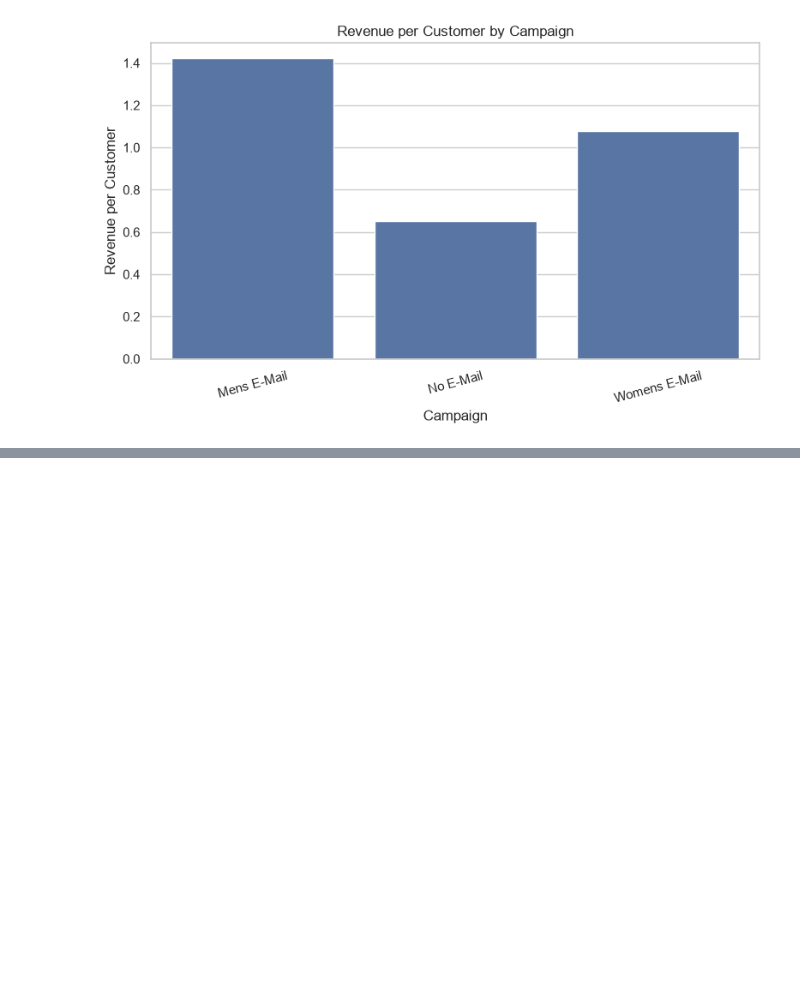
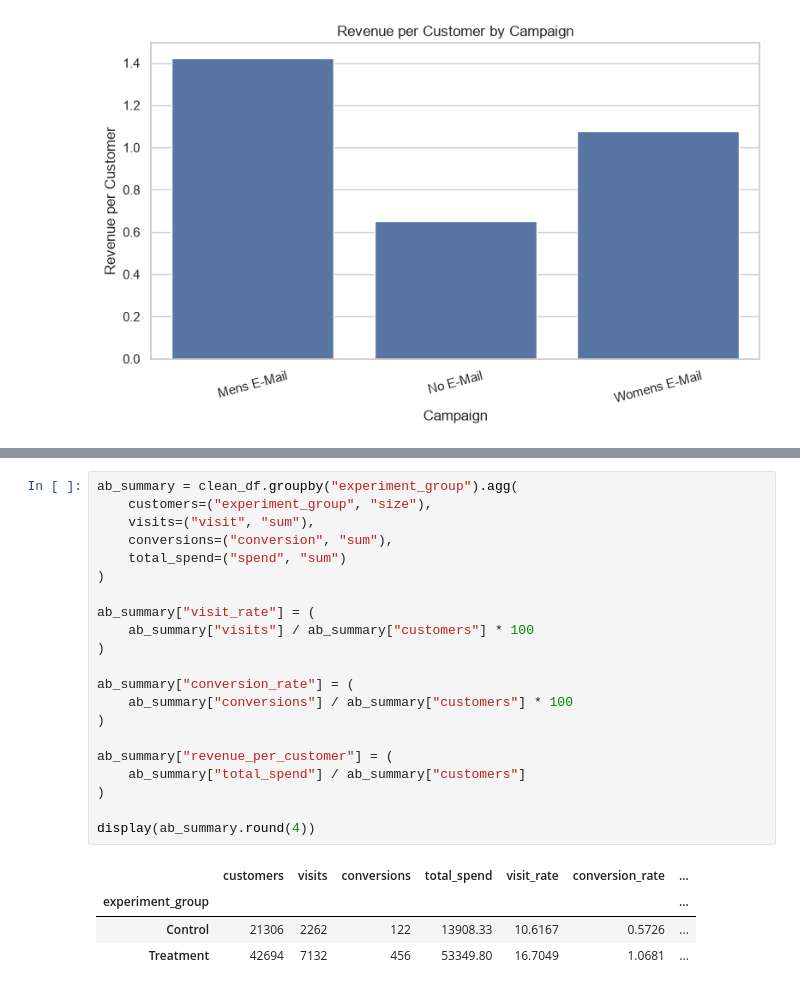
Before and after one commit to sangamitrap/Digital-Marketing-AB-Testing, a Jupyter notebook: notebooks/01_data_analysis.ipynb, the cells around one changed output, grey strips where cells are left out. Drawn from its saved outputs; the diff is of its cells as text; blank space fills up the shorter version.

```diff
--- a/notebooks/01_data_analysis.ipynb
+++ b/notebooks/01_data_analysis.ipynb
@@ -276,0 +288,26 @@ plt.show()
+# %%
+ab_summary = clean_df.groupby("experiment_group").agg(
+    customers=("experiment_group", "size"),
+    visits=("visit", "sum"),
+    conversions=("conversion", "sum"),
+    total_spend=("spend", "sum")
+)
+
+ab_summary["visit_rate"] = (
+    ab_summary["visits"] / ab_summary["customers"] * 100
+)
+
+ab_summary["conversion_rate"] = (
+    ab_summary["conversions"] / ab_summary["customers"] * 100
+)
+
+ab_summary["revenue_per_customer"] = (
+    ab_summary["total_spend"] / ab_summary["customers"]
+)
+
+display(ab_summary.round(4))
+# %% [output]
+|  | customers | visits | conversions | total_spend | visit_rate | conversion_rate | ... |
+| experiment_group |  |  |  |  |  |  | ... |
+| Control | 21306 | 2262 | 122 | 13908.33 | 10.6167 | 0.5726 | ... |
+| Treatment | 42694 | 7132 | 456 | 53349.80 | 16.7049 | 1.0681 | ... |
```
Also changed, not shown: parts of 16 cells of this notebook, 3 other files.
